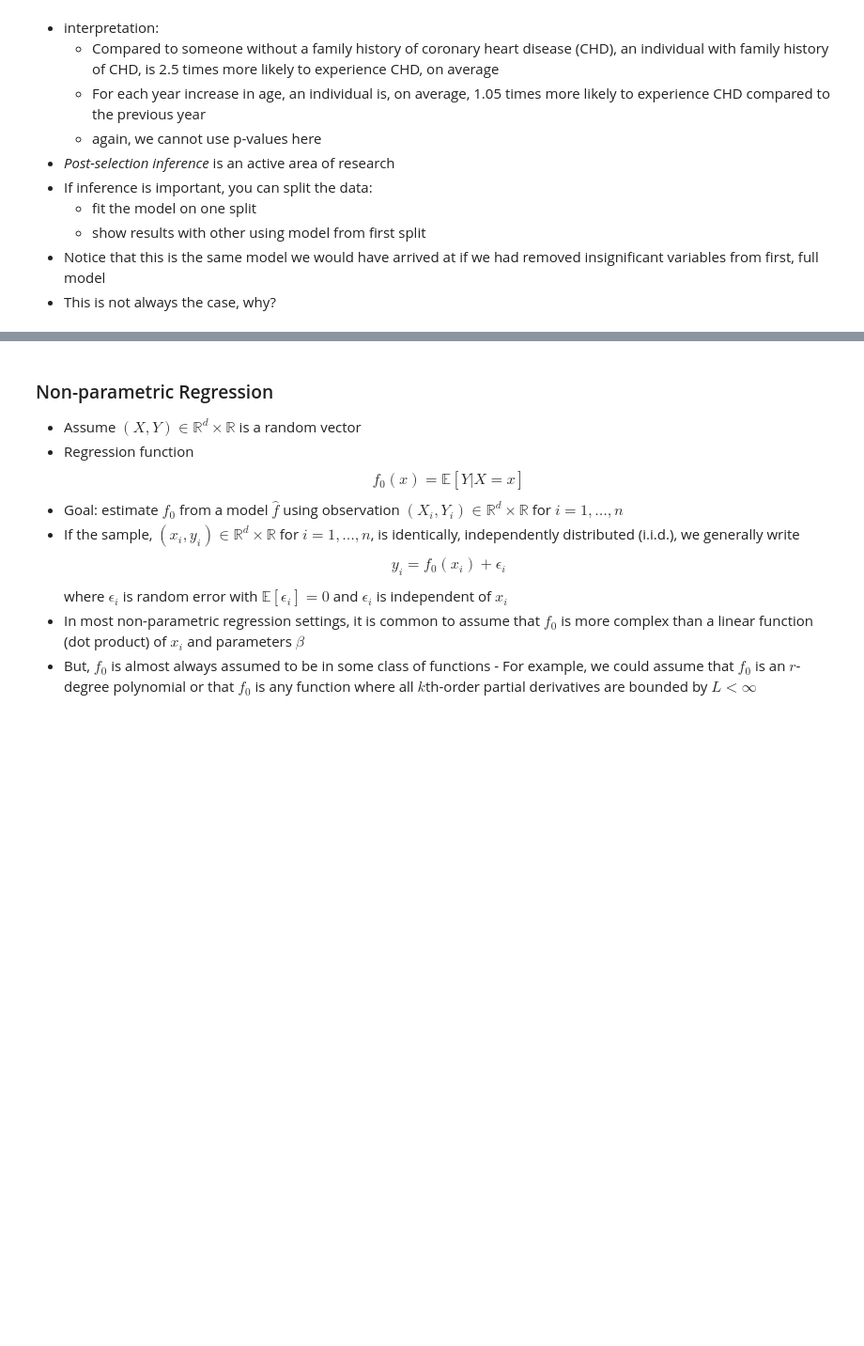
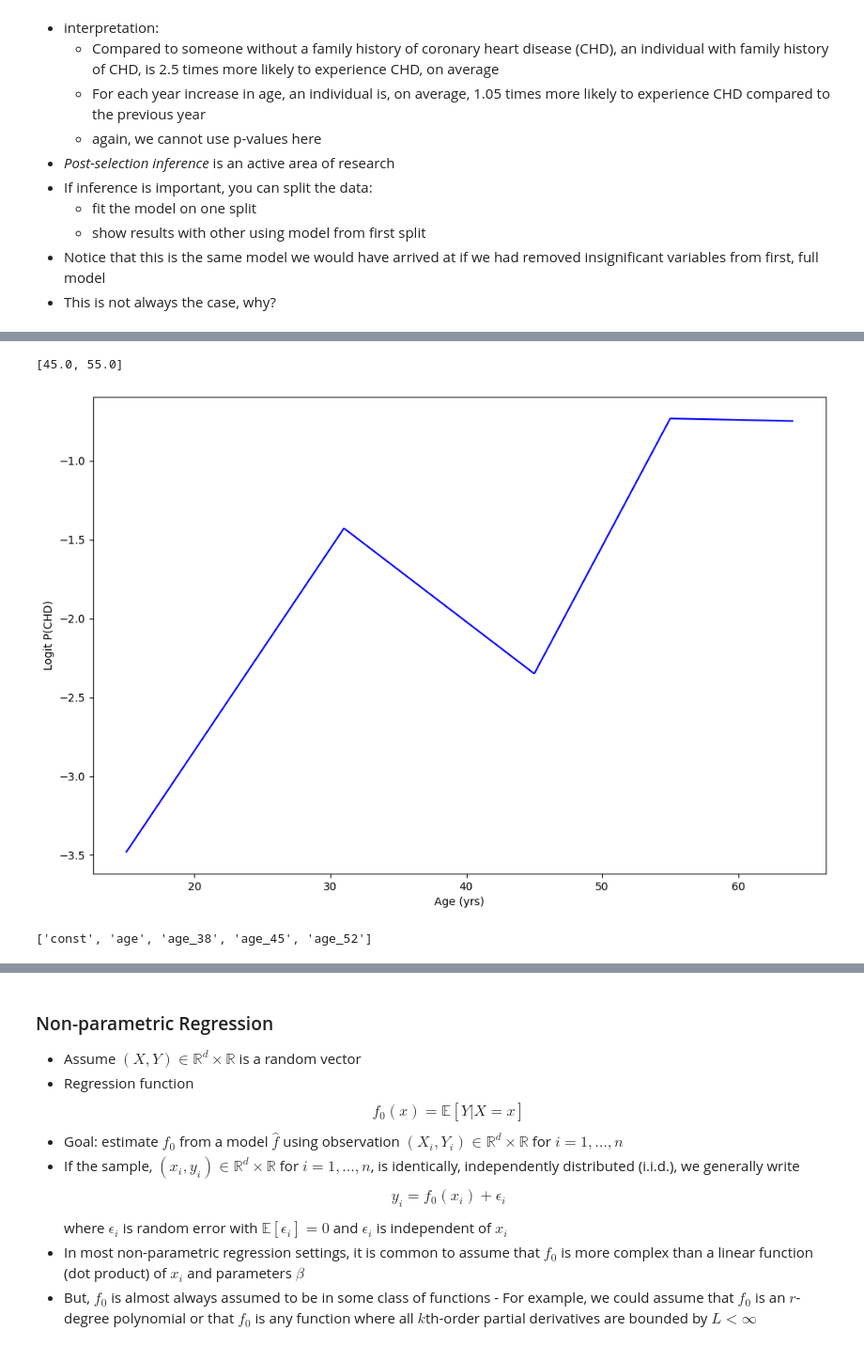
Before and after one commit to omesner/UMSTATS504, a Jupyter notebook: splines/splines.ipynb, the cells around one changed output, grey strips where cells are left out. Shown at 94% size. Saved outputs shown, nothing was run; the diff lists cells and outputs as text; code cells hidden in the pictures; blank space fills up the shorter version.

Commit message:
Updated splines lecture 2
	- needed to fix some code after the lecture was over
	- will cover in lecture 3

```diff
--- a/splines/splines.ipynb
+++ b/splines/splines.ipynb
@@ -404,3 +404,27 @@ $$
 ![](./cubicSplinesESL.png)
 
 Image from Elements of Statistical Learning
+# %%
+def knot_placement(var, num):
+    '''
+    input:
+        var: variable as numpy series
+        num: number of knots
+    output: list of knot placed at quantile locations
+    '''
+    quants = [(x+1)/(num+1) for x in range(num)]
+    return(var.quantile(quants).tolist())
+
+def make_linear_splines(var, knot_locs):
+    '''return dataframe for continuous, linear basis'''
+    sp_dat = pd.DataFrame(var)
+    sp_dat = sm.add_constant(sp_dat)
+    for knot in knot_locs:
+        knot_name = var.name + "_" +str(int(np.round(knot)))
+        sp_dat[knot_name] = var.apply(lambda x: (x-knot)*(x>knot))
+    return(sp_dat)
+
+k_locs = knot_placement(dat['age'], 5)
+print(k_locs)
+lin_age = make_linear_splines(dat['age'], k_locs)
+lin_age.head(10)
@@ -406,0 +499,4 @@ Image from Elements of Statistical Learning
+# %%
+results = sm.Logit(dat.chd, lin_age.drop(
+    columns=['age_59', 'age_27'])).fit()
+results.summary()
@@ -406,0 +521,44 @@ Image from Elements of Statistical Learning
+# %%
+coefs = results.params
+x_col = np.linspace(dat['age'].min(), dat['age'].max(), 1000)
+locs = k_locs[1:4]
+print(locs)
+y = np.array([coefs[0]+coefs[1]*x+
+              sum([coefs[s+2]*(x-k_locs[s])*(x>k_locs[s])
+                   for s in range(3)]) for x in x_col])
+#y = np.exp(y)
+plt.plot(x_col, y, '-b')
+plt.xlabel('Age (yrs)')
+plt.ylabel('Logit P(CHD)');
+# %% [output]
+[45.0, 55.0]
+[figure, added]
+# %%
+def back_select(response, exog):
+    '''
+    input: binary response variable and exogenous variables
+    output: list of selected variables based on backward stepwise
+        selection using AIC
+    '''
+    results = sm.Logit(response, exog).fit(disp=0)
+    last_aic = results.aic
+    cur_vars = list(exog.columns)
+    improvement = True
+    while improvement:
+        aics = {}
+        for var in cur_vars:
+            cur_exog = exog[cur_vars].drop(columns=var)
+            results = sm.Logit(response, cur_exog).fit(disp=0)
+            aics[var] = results.aic
+        min_var = min(aics, key=aics.get)
+        cur_aic = aics[min_var]
+        if cur_aic < last_aic:
+            cur_vars.remove(min_var)
+            last_aic = cur_aic
+        else:
+            improvement = False
+    return(cur_vars)
+
+back_select(dat.chd, lin_age)
+# %% [output]
+['const', 'age', 'age_38', 'age_45', 'age_52']
```
Also changed, not shown: parts of 18 cells of this notebook.
